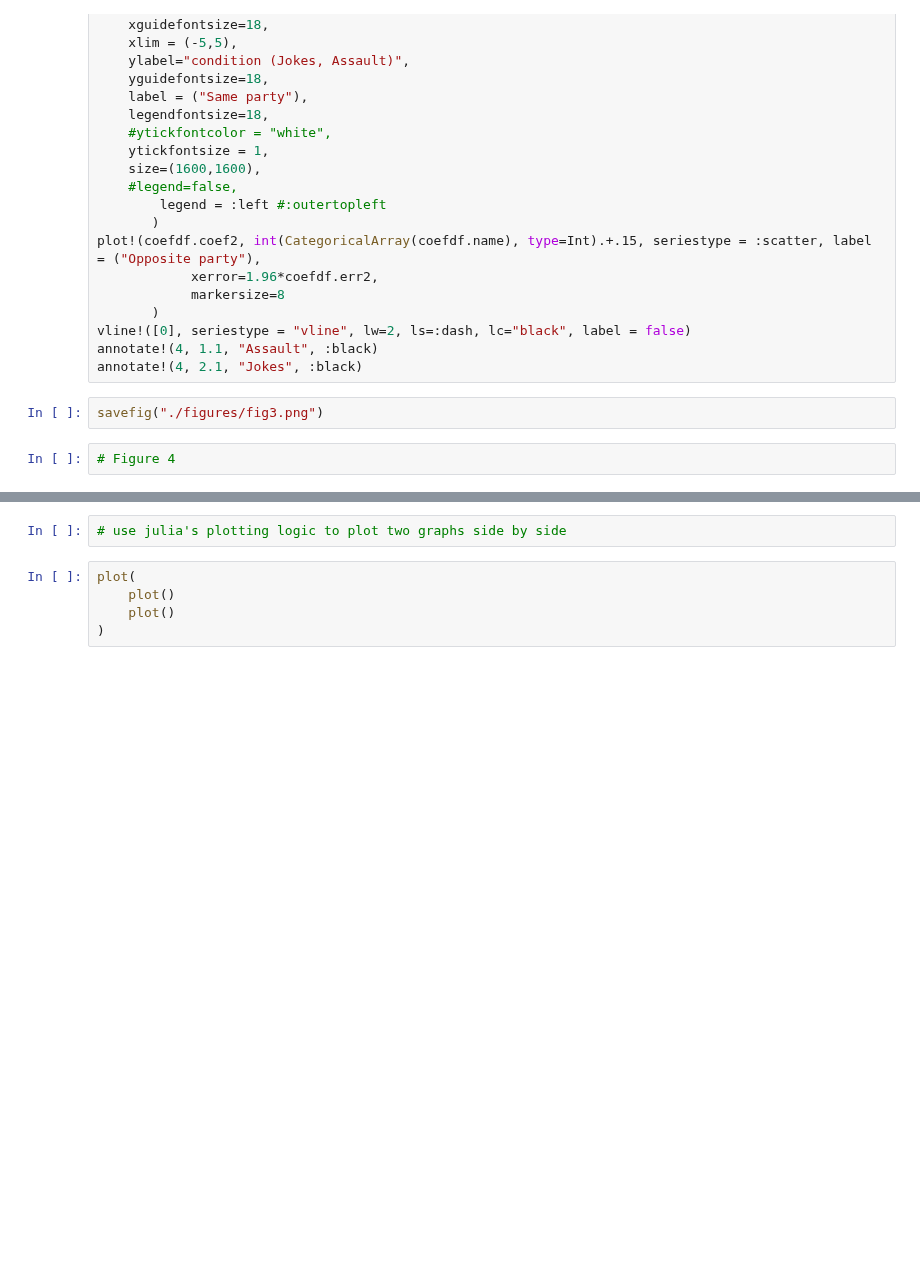
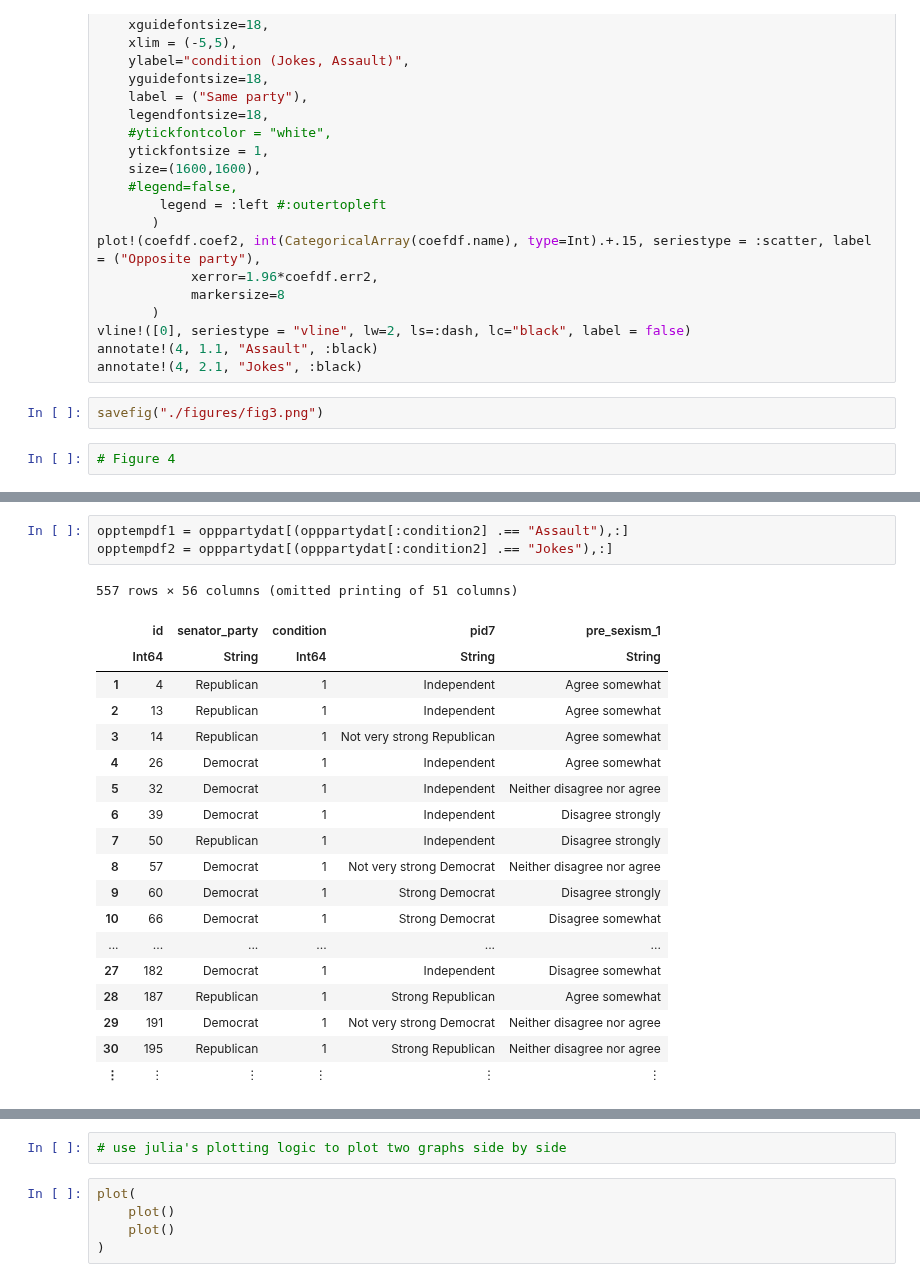
Before and after one commit to mattcingram/rep1_julia, a Jupyter notebook: code/rep1_julia.ipynb, the cells around one changed output, grey strips where cells are left out. Saved outputs shown, nothing was run; the diff lists cells and outputs as text; blank space fills up the shorter version.

```diff
--- a/code/rep1_julia.ipynb
+++ b/code/rep1_julia.ipynb
@@ -1517,0 +1549,23 @@ Pkg.add("JLD")
+# %%
+opptempdf1 = opppartydat[(opppartydat[:condition2] .== "Assault"),:]
+opptempdf2 = opppartydat[(opppartydat[:condition2] .== "Jokes"),:]
+# %% [output]
+557 rows × 56 columns (omitted printing of 51 columns)
+|  | id | senator_party | condition | pid7 | pre_sexism_1 |
+|  | Int64 | String | Int64 | String | String |
+| 1 | 4 | Republican | 1 | Independent | Agree somewhat |
+| 2 | 13 | Republican | 1 | Independent | Agree somewhat |
+| 3 | 14 | Republican | 1 | Not very strong Republican | Agree somewhat |
+| 4 | 26 | Democrat | 1 | Independent | Agree somewhat |
+| 5 | 32 | Democrat | 1 | Independent | Neither disagree nor agree |
+| 6 | 39 | Democrat | 1 | Independent | Disagree strongly |
+| 7 | 50 | Republican | 1 | Independent | Disagree strongly |
+| 8 | 57 | Democrat | 1 | Not very strong Democrat | Neither disagree nor agree |
+| 9 | 60 | Democrat | 1 | Strong Democrat | Disagree strongly |
+| 10 | 66 | Democrat | 1 | Strong Democrat | Disagree somewhat |
+| ... | ... | ... | ... | ... | ... |
+| 27 | 182 | Democrat | 1 | Independent | Disagree somewhat |
+| 28 | 187 | Republican | 1 | Strong Republican | Agree somewhat |
+| 29 | 191 | Democrat | 1 | Not very strong Democrat | Neither disagree nor agree |
+| 30 | 195 | Republican | 1 | Strong Republican | Neither disagree nor agree |
+| ⋮ | ⋮ | ⋮ | ⋮ | ⋮ | ⋮ |
```
Also changed, not shown: parts of 14 cells of this notebook.
